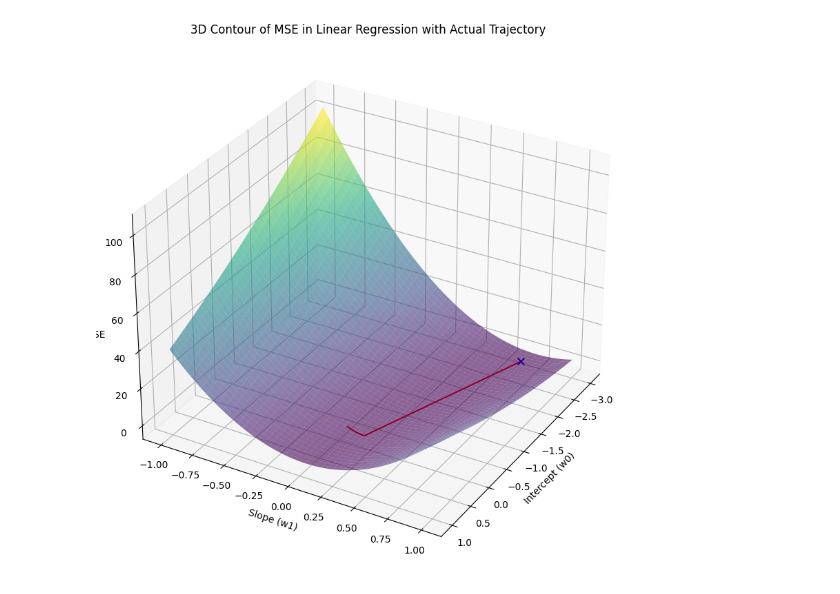
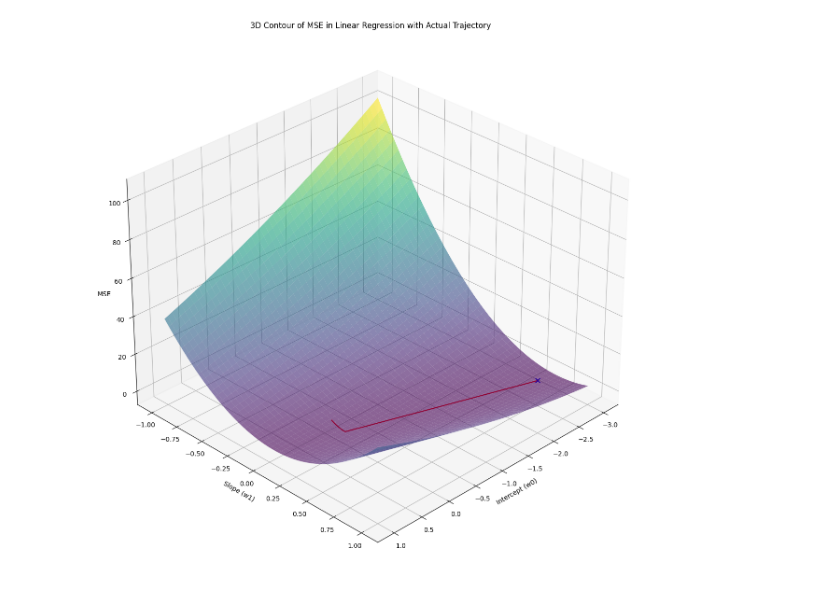
Before and after one commit to bsraya/machine-learning-algorithms, a Jupyter notebook: linear-regression-mse-3d.ipynb, the cells around one changed output. Saved outputs shown, nothing was run; the diff lists cells and outputs as text; code cells hidden in the pictures.

```diff
--- a/linear-regression-mse-3d.ipynb
+++ b/linear-regression-mse-3d.ipynb
@@ -79,16 +76,16 @@ y_pred = intercept_grid + coefficient_grid * sepal_length.reshape(-1, 1, 1)
 # Calculate MSE for all combinations of W0 and W1 at once
 MSE = np.mean((petal_width.reshape(-1, 1, 1) - y_pred) ** 2, axis=0)
 # %%
-fig = plt.figure(figsize=(15, 10))
+fig = plt.figure(figsize=(15, 15))
 ax = fig.add_subplot(111, projection='3d')
 ax.plot_surface(intercept_grid, coefficient_grid, MSE, cmap='viridis', alpha=0.6)
 ax.plot(lin_reg.intercept_history, lin_reg.coefficient_history, lin_reg.loss_history, color='r')
 ax.scatter(lin_reg.intercept_history[-1], lin_reg.coefficient_history[-1], lin_reg.loss_history[-1], color='b', marker='x', s=50)
 ax.set_xlabel('Intercept (w0)')
 ax.set_ylabel('Slope (w1)')
 ax.set_zlabel('MSE')
 ax.set_title('3D Contour of MSE in Linear Regression with Actual Trajectory')
-ax.view_init(30, 30)
+ax.view_init(30, 45)
 plt.show()
 # %% [output]
-[figure, old version]
+[figure, new version]
```
Also changed, not shown: parts of 1 cell of this notebook.
